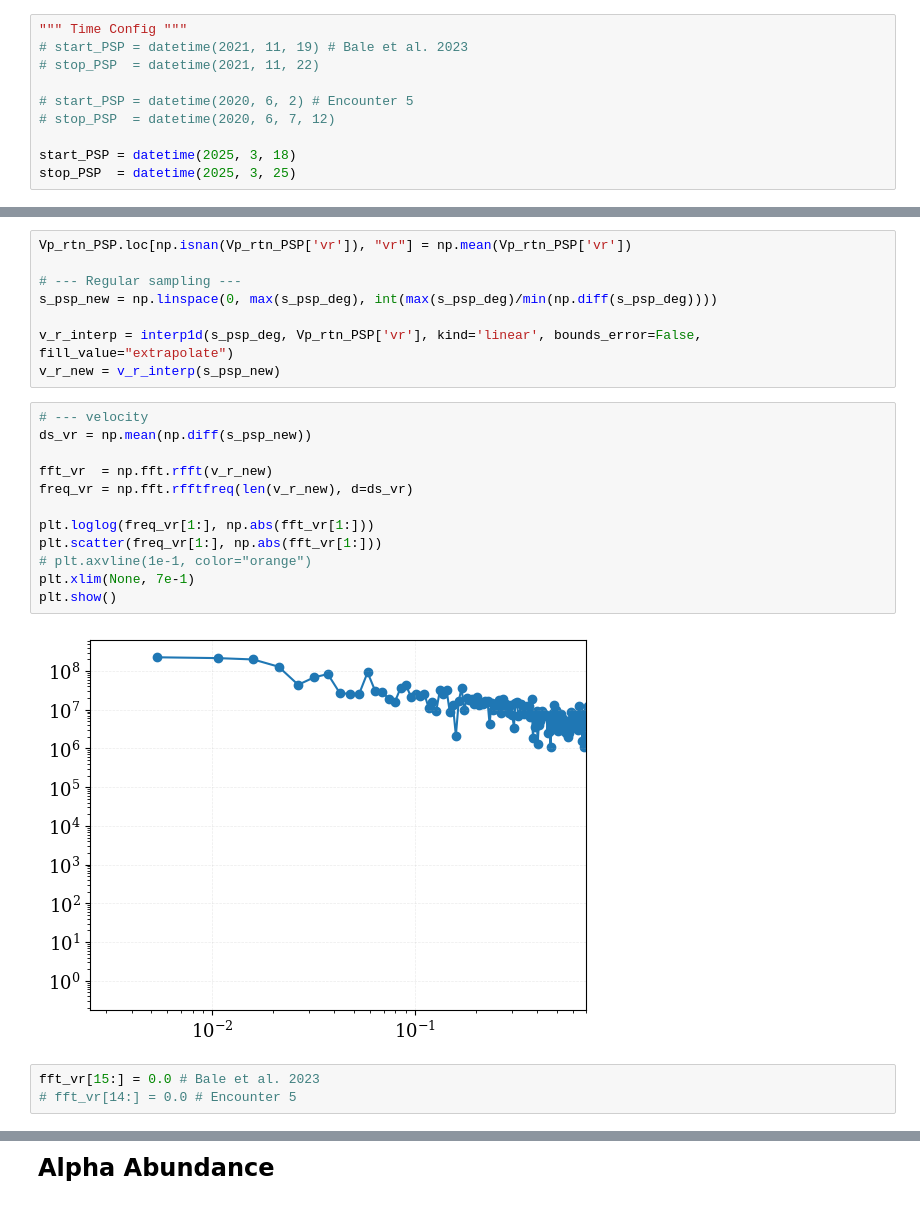
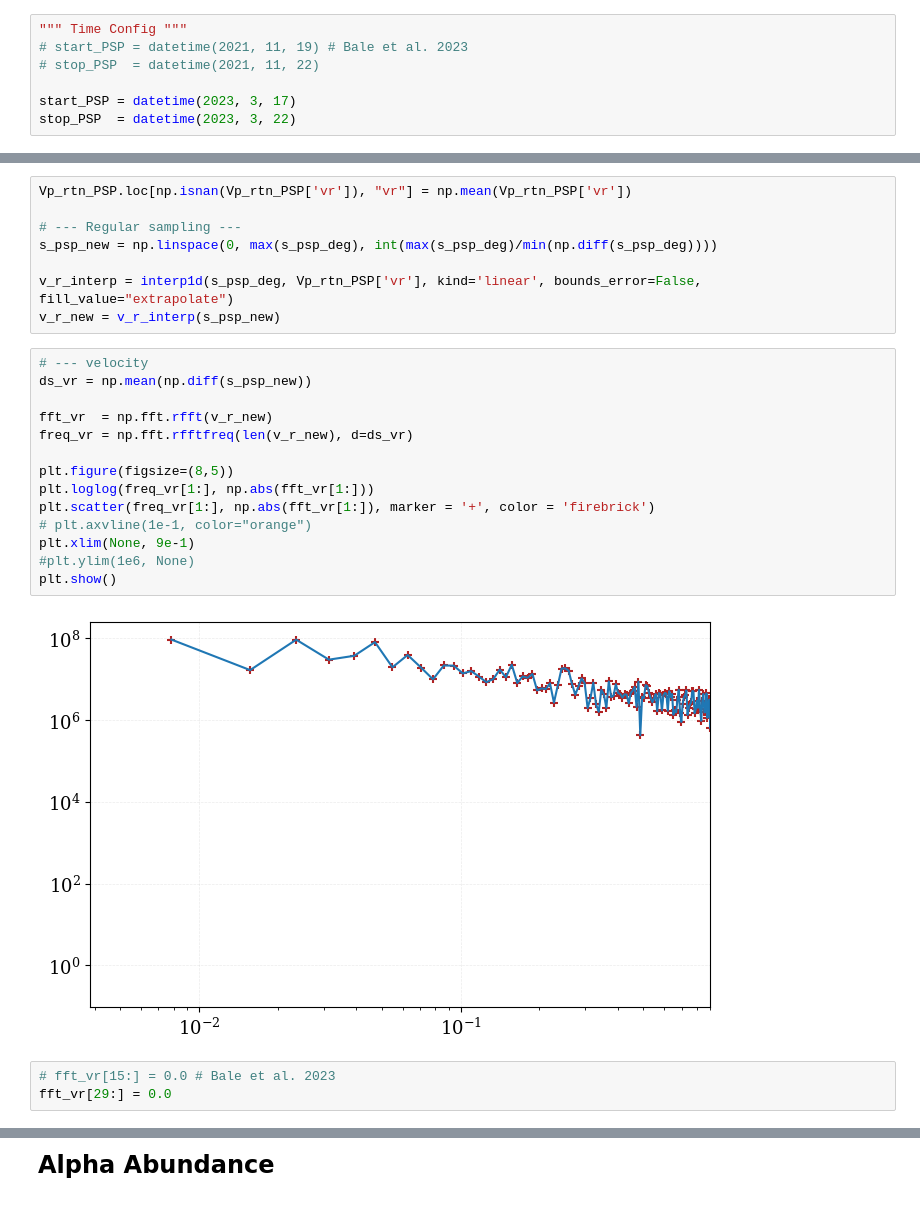
Before and after one commit to TristanVrg/patch-composition, a Jupyter notebook: Analysis/patch-psp.ipynb, the cells around one changed output, grey strips where cells are left out. Drawn from its saved outputs; the diff is of its cells as text.

```diff
--- a/Analysis/patch-psp.ipynb
+++ b/Analysis/patch-psp.ipynb
@@ -46,8 +47,5 @@ rcParams['grid.linewidth'] = 0.5
 # start_PSP = datetime(2021, 11, 19) # Bale et al. 2023
 # stop_PSP  = datetime(2021, 11, 22)
 
-# start_PSP = datetime(2020, 6, 2) # Encounter 5
-# stop_PSP  = datetime(2020, 6, 7, 12)
-
-start_PSP = datetime(2025, 3, 18)
-stop_PSP  = datetime(2025, 3, 25)
+start_PSP = datetime(2023, 3, 17)
+stop_PSP  = datetime(2023, 3, 22)
@@ -296,20 +259,22 @@ v_r_new = v_r_interp(s_psp_new)
 # %%
 # --- velocity
 ds_vr = np.mean(np.diff(s_psp_new))
 
 fft_vr  = np.fft.rfft(v_r_new)
 freq_vr = np.fft.rfftfreq(len(v_r_new), d=ds_vr)
 
+plt.figure(figsize=(8,5))
 plt.loglog(freq_vr[1:], np.abs(fft_vr[1:]))
-plt.scatter(freq_vr[1:], np.abs(fft_vr[1:]))
+plt.scatter(freq_vr[1:], np.abs(fft_vr[1:]), marker = '+', color = 'firebrick')
 # plt.axvline(1e-1, color="orange")
-plt.xlim(None, 7e-1)
+plt.xlim(None, 9e-1)
+#plt.ylim(1e6, None)
 plt.show()
 # %% [output]
-[figure, old version]
+[figure, new version]
 # %%
-fft_vr[15:] = 0.0 # Bale et al. 2023
-# fft_vr[14:] = 0.0 # Encounter 5
+# fft_vr[15:] = 0.0 # Bale et al. 2023
+fft_vr[29:] = 0.0
 # %%
 filter_data_vr = np.fft.irfft(fft_vr)
 fig, ax = plt.subplots(figsize=(12, 3))
```
Also changed, not shown: parts of 23 cells of this notebook, 4 other files.
